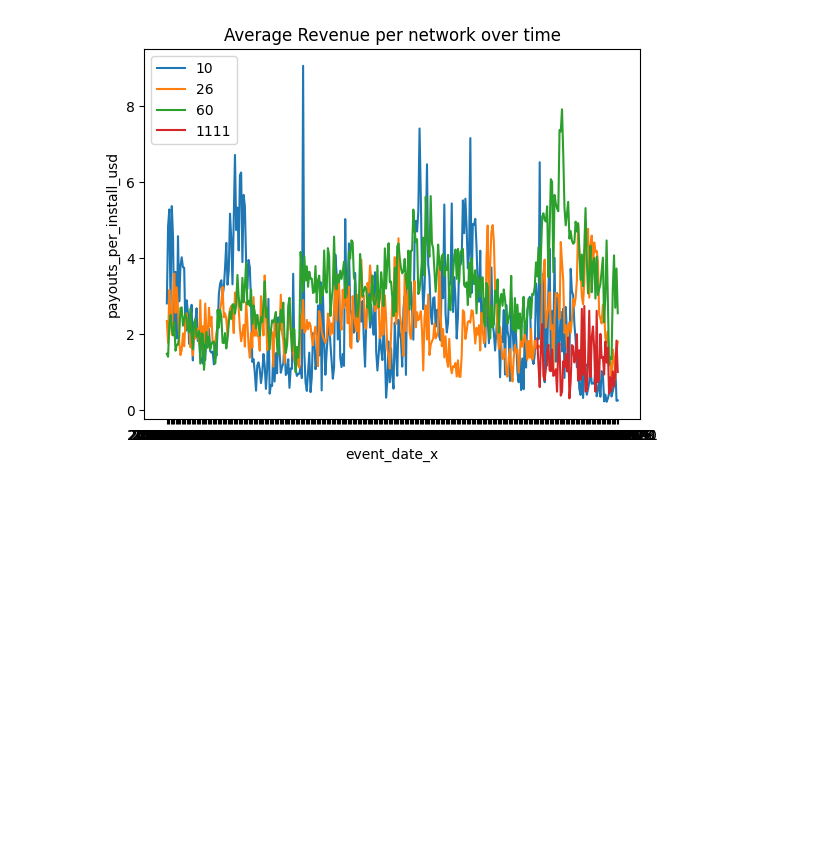
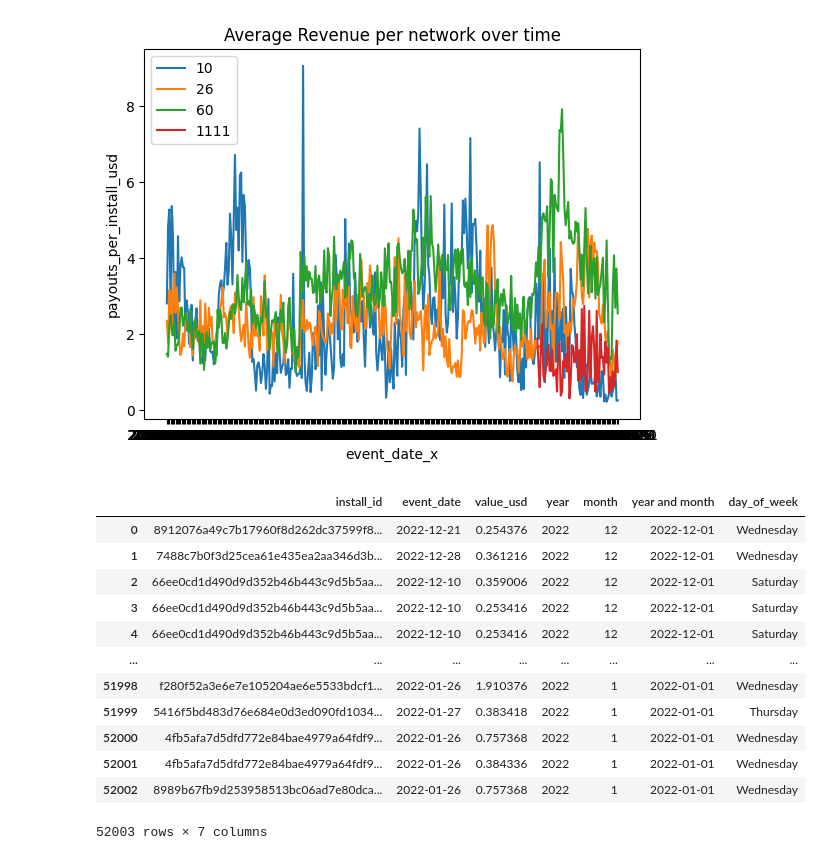
Before and after one commit to shamisolchikamhi/Game-KPIs-analysis-, a Jupyter notebook: main_notebook.ipynb, the cells around one changed output. Saved outputs shown, nothing was run; the diff lists cells and outputs as text; code cells hidden in the pictures; blank space fills up the shorter version.

```diff
--- a/main_notebook.ipynb
+++ b/main_notebook.ipynb
@@ -41,3 +80,19 @@ ChartMaker.time_series_breakdown(analytics.total_payouts_made_per_install(groupb
 # %% [output]
 [figure]
 [figure]
+# %%
+payouts_df
+# %% [output]
+|  | install_id | event_date | value_usd | year | month | year and month | day_of_week |
+| 0 | 8912076a49c7b17960f8d262dc37599f8... | 2022-12-21 | 0.254376 | 2022 | 12 | 2022-12-01 | Wednesday |
+| 1 | 7488c7b0f3d25cea61e435ea2aa346d3b... | 2022-12-28 | 0.361216 | 2022 | 12 | 2022-12-01 | Wednesday |
+| 2 | 66ee0cd1d490d9d352b46b443c9d5b5aa... | 2022-12-10 | 0.359006 | 2022 | 12 | 2022-12-01 | Saturday |
+| 3 | 66ee0cd1d490d9d352b46b443c9d5b5aa... | 2022-12-10 | 0.253416 | 2022 | 12 | 2022-12-01 | Saturday |
+| 4 | 66ee0cd1d490d9d352b46b443c9d5b5aa... | 2022-12-10 | 0.253416 | 2022 | 12 | 2022-12-01 | Saturday |
+| ... | ... | ... | ... | ... | ... | ... | ... |
+| 51998 | f280f52a3e6e7e105204ae6e5533bdcf1... | 2022-01-26 | 1.910376 | 2022 | 1 | 2022-01-01 | Wednesday |
+| 51999 | 5416f5bd483d76e684e0d3ed090fd1034... | 2022-01-27 | 0.383418 | 2022 | 1 | 2022-01-01 | Thursday |
+| 52000 | 4fb5afa7d5dfd772e84bae4979a64fdf9... | 2022-01-26 | 0.757368 | 2022 | 1 | 2022-01-01 | Wednesday |
+| 52001 | 4fb5afa7d5dfd772e84bae4979a64fdf9... | 2022-01-26 | 0.384336 | 2022 | 1 | 2022-01-01 | Wednesday |
+| 52002 | 8989b67fb9d253958513bc06ad7e80dca... | 2022-01-26 | 0.757368 | 2022 | 1 | 2022-01-01 | Wednesday |
+52003 rows × 7 columns
```
Also changed, not shown: parts of 12 cells of this notebook, 4 other files.
